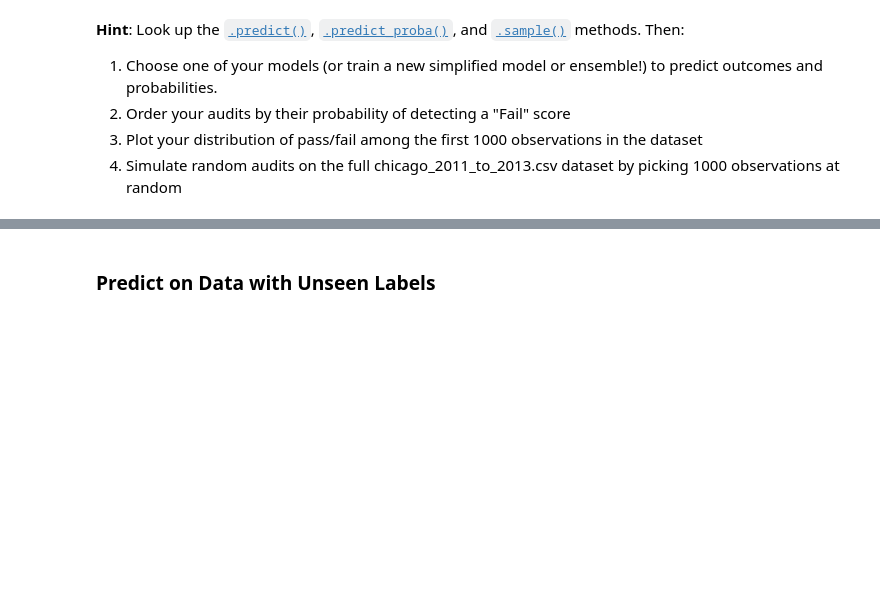
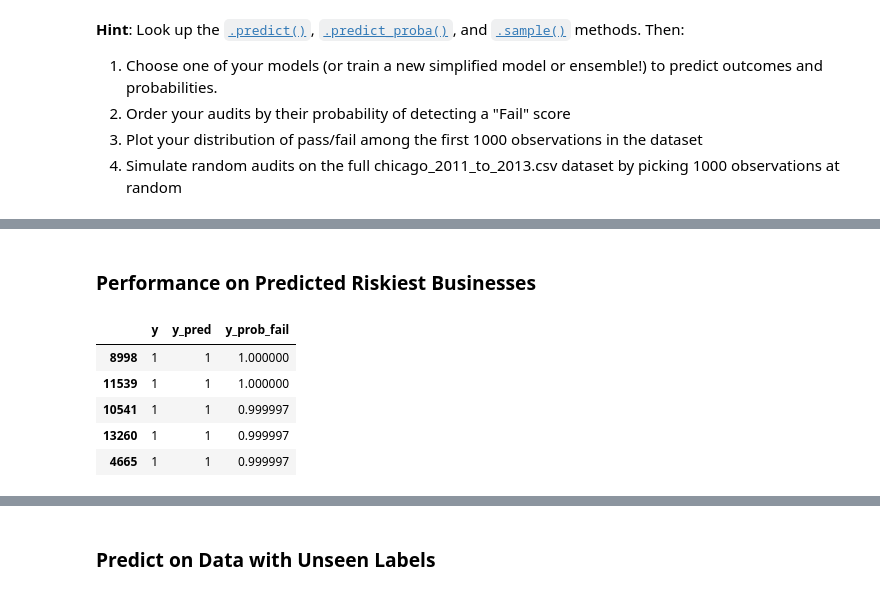
Before and after one commit to paulbsalamanca/CSS-Project-3-Team-6-Fall-2020, a Jupyter notebook: Project 3 Students.ipynb, the cells around one changed output, grey strips where cells are left out. Drawn from its saved outputs; the diff is of its cells as text; code cells hidden in the pictures; blank space fills up the shorter version.

```diff
--- a/Project 3 Students.ipynb
+++ b/Project 3 Students.ipynb
@@ -908,0 +894,13 @@ Then, conduct a simulation where you choose 1000 establishments to ran- domly au
+# %% [markdown]
+### Performance on Predicted Riskiest Businesses
+# %%
+# sort data frame by y_prob_fail
+risk_1000 = audit_df.sort_values("y_prob_fail", ascending = False, axis = 0).iloc[:1000]
+risk_1000.head()
+# %% [output]
+|  | y | y_pred | y_prob_fail |
+| 8998 | 1 | 1 | 1.000000 |
+| 11539 | 1 | 1 | 1.000000 |
+| 10541 | 1 | 1 | 0.999997 |
+| 13260 | 1 | 1 | 0.999997 |
+| 4665 | 1 | 1 | 0.999997 |
```
Also changed, not shown: parts of 29 cells of this notebook.
